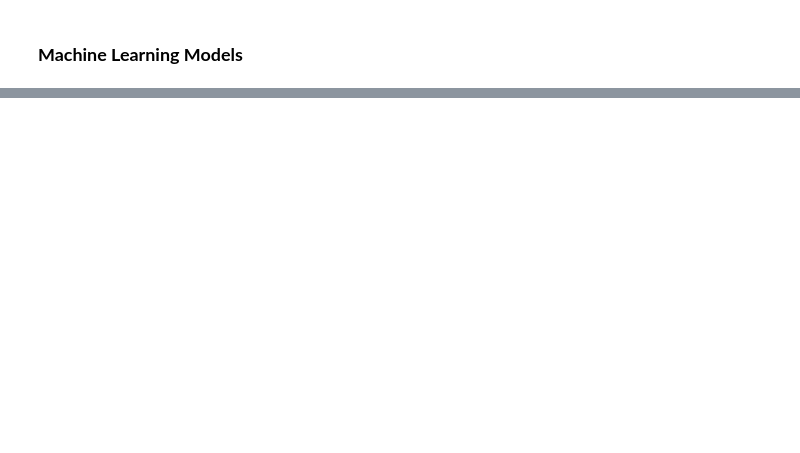
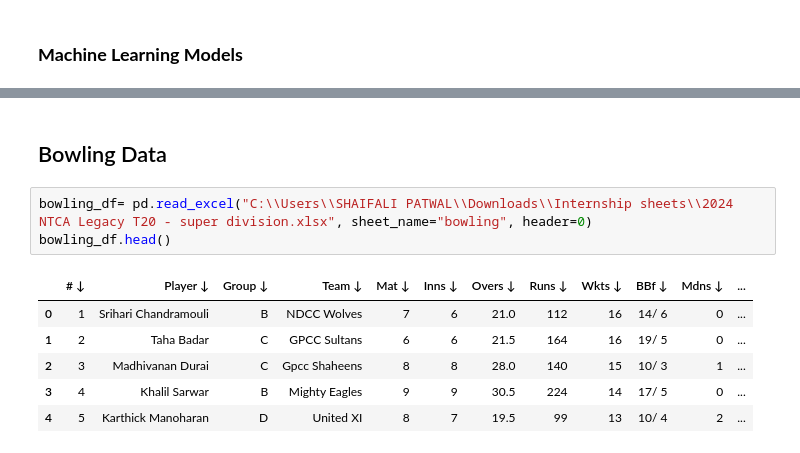
Before and after one commit to shaifalipatwal/NTCA-Cricket-Data-Analysis, a Jupyter notebook: NTCA Super Division.ipynb, the cells around one changed output, grey strips where cells are left out. Drawn from its saved outputs; the diff is of its cells as text; blank space fills up the shorter version.

```diff
--- a/NTCA Super Division.ipynb
+++ b/NTCA Super Division.ipynb
@@ -285,0 +435,12 @@ Index(['Player', 'Group', 'Team', 'Mat', 'Ins', 'No', 'Runs', 'Balls', 'Avg',
+# %% [markdown]
+## Bowling Data
+# %%
+bowling_df= pd.read_excel("C:\\Users\\SHAIFALI PATWAL\\Downloads\\Internship sheets\\2024 NTCA Legacy T20 - super division.xlsx", sheet_name="bowling", header=0)
+bowling_df.head()
+# %% [output]
+|  | # ↓ | Player ↓ | Group ↓ | Team ↓ | Mat ↓ | Inns ↓ | Overs ↓ | Runs ↓ | Wkts ↓ | BBf ↓ | Mdns ↓ | ... |
+| 0 | 1 | Srihari Chandramouli | B | NDCC Wolves | 7 | 6 | 21.0 | 112 | 16 | 14/ 6 | 0 | ... |
+| 1 | 2 | Taha Badar | C | GPCC Sultans | 6 | 6 | 21.5 | 164 | 16 | 19/ 5 | 0 | ... |
+| 2 | 3 | Madhivanan Durai | C | Gpcc Shaheens | 8 | 8 | 28.0 | 140 | 15 | 10/ 3 | 1 | ... |
+| 3 | 4 | Khalil Sarwar | B | Mighty Eagles | 9 | 9 | 30.5 | 224 | 14 | 17/ 5 | 0 | ... |
+| 4 | 5 | Karthick Manoharan | D | United XI | 8 | 7 | 19.5 | 99 | 13 | 10/ 4 | 2 | ... |
```
Also changed, not shown: parts of 50 cells of this notebook, 1 other file.
